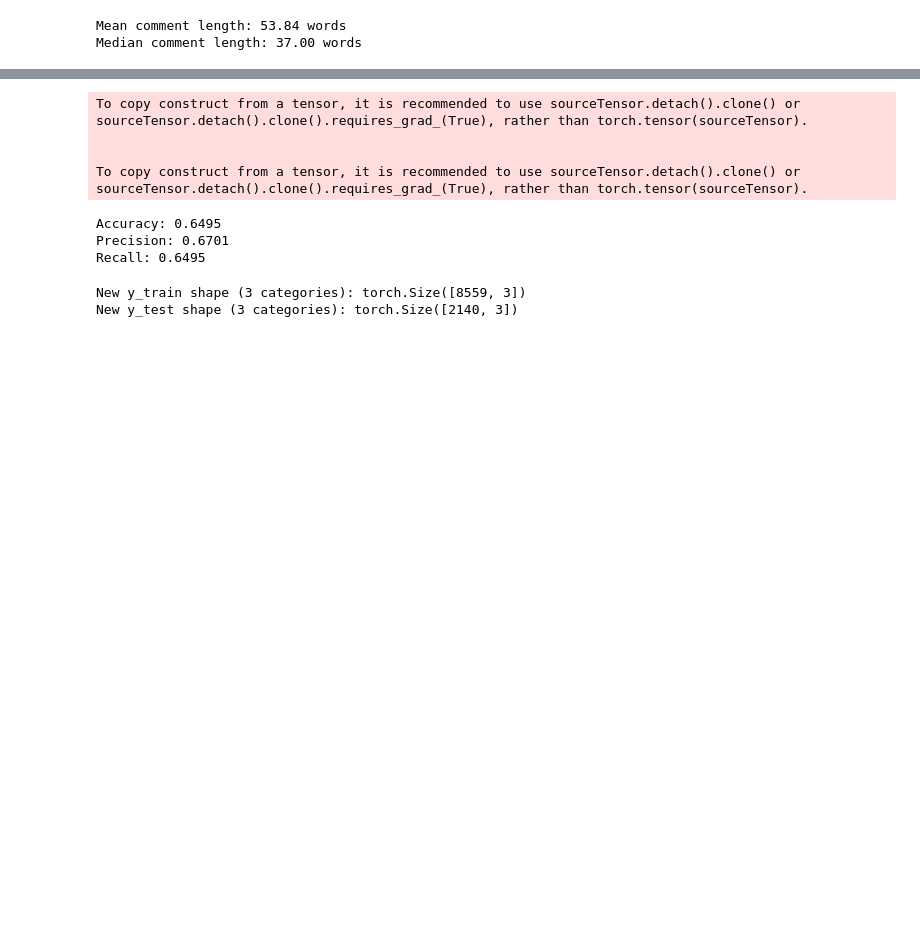
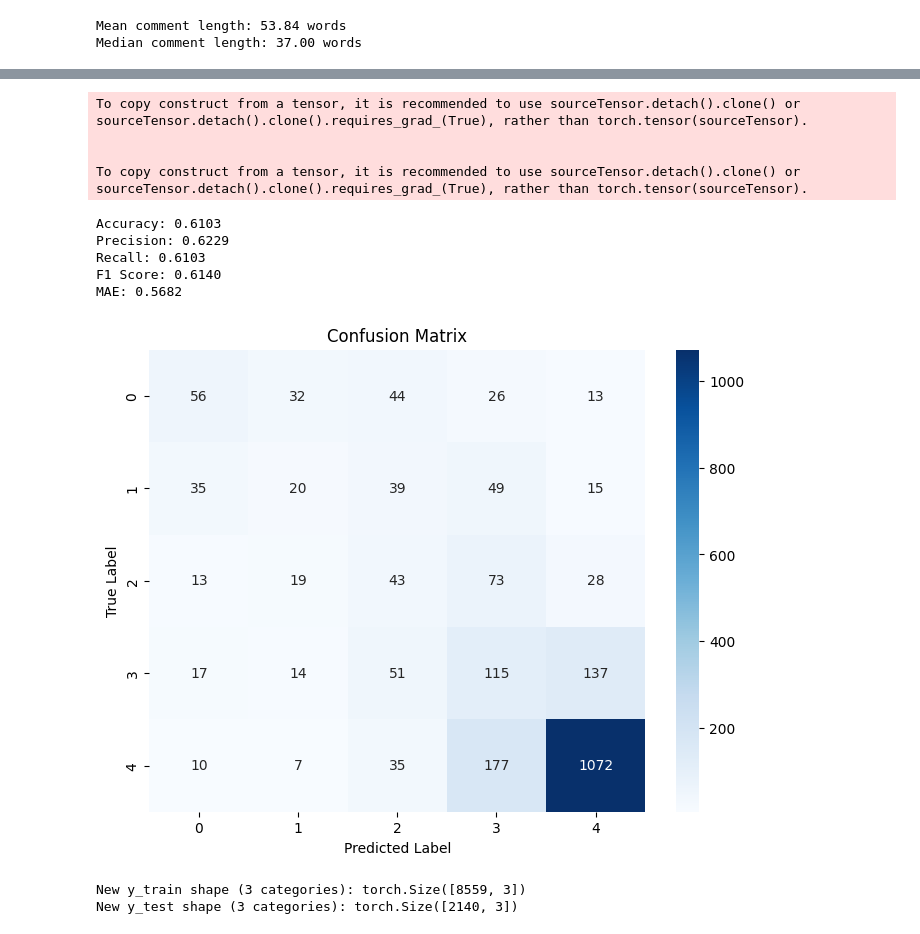
Before and after one commit to atbradley/dsu-csc705-project, a Jupyter notebook: GRU.ipynb, the cells around one changed output, grey strips where cells are left out. Drawn from its saved outputs; the diff is of its cells as text; code cells hidden in the pictures; blank space fills up the shorter version.

```diff
--- a/GRU.ipynb
+++ b/GRU.ipynb
@@ -390,6 +390,6 @@ Epoch [10/10], Loss: 568.2981
 Training completed.
 # %%
-from sklearn.metrics import accuracy_score, precision_score, recall_score
+from sklearn.metrics import accuracy_score, precision_score, recall_score, f1_score, mean_absolute_error
 
 # Create test dataset and dataloader
 test_dataset = TextDataset(X_test, y_test)
@@ -422,18 +422,41 @@ with torch.no_grad():
 accuracy = accuracy_score(all_true_labels, all_predictions)
 precision = precision_score(all_true_labels, all_predictions, average='weighted', zero_division=0)
 recall = recall_score(all_true_labels, all_predictions, average='weighted', zero_division=0)
+f1 = f1_score(all_true_labels, all_predictions, average='weighted', zero_division=0)
+mae = mean_absolute_error(all_true_labels, all_predictions)
 
 print(f"Accuracy: {accuracy:.4f}")
 print(f"Precision: {precision:.4f}")
 print(f"Recall: {recall:.4f}")
+print(f"F1 Score: {f1:.4f}")
+print(f"MAE: {mae:.4f}")
 # %% [output]
 To copy construct from a tensor, it is recommended to use sourceTensor.detach().clone() or sourceTensor.detach().clone().requires_grad_(True), rather than torch.tensor(sourceTensor).
 
 
 To copy construct from a tensor, it is recommended to use sourceTensor.detach().clone() or sourceTensor.detach().clone().requires_grad_(True), rather than torch.tensor(sourceTensor).
-Accuracy: 0.6495
-Precision: 0.6701
-Recall: 0.6495
+Accuracy: 0.6103
+Precision: 0.6229
+Recall: 0.6103
+F1 Score: 0.6140
+MAE: 0.5682
+# %%
+from sklearn.metrics import confusion_matrix
+import seaborn as sns
+import matplotlib.pyplot as plt
+
+# Calculate the confusion matrix
+cm = confusion_matrix(all_true_labels, all_predictions)
+
+# Plot the confusion matrix
+plt.figure(figsize=(8, 6))
+sns.heatmap(cm, annot=True, fmt='d', cmap='Blues')
+plt.title('Confusion Matrix')
+plt.xlabel('Predicted Label')
+plt.ylabel('True Label')
+plt.show()
+# %% [output]
+[figure, added]
 # %%
 # Convert one-hot encoded y_train and y_test back to original integer labels (1-5)
 y_train_original_labels = torch.argmax(y_train, dim=1) + 1
```
Also changed, not shown: parts of 10 cells of this notebook, 3 other files.
